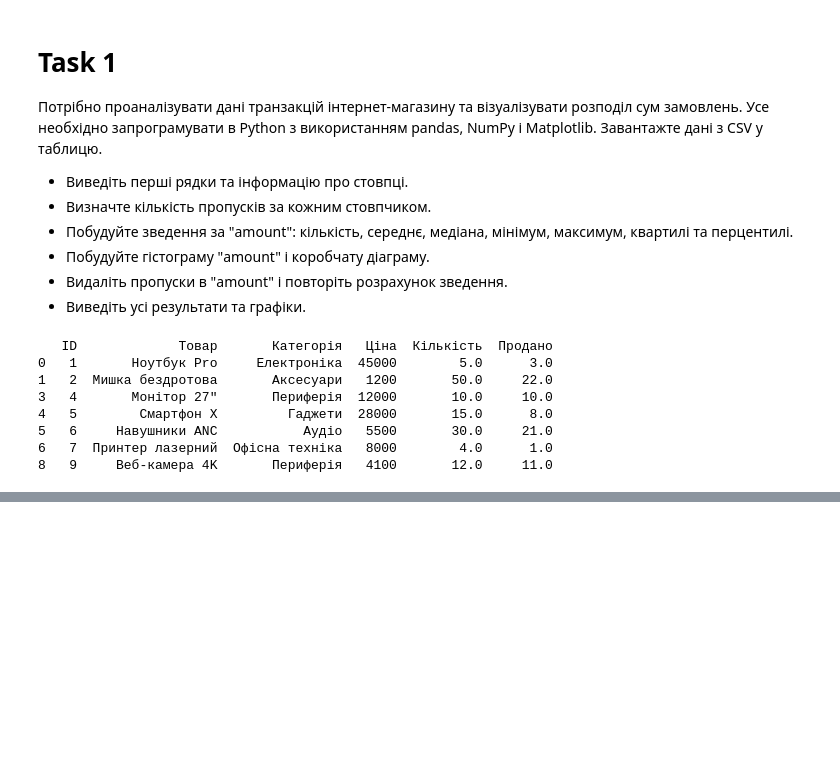
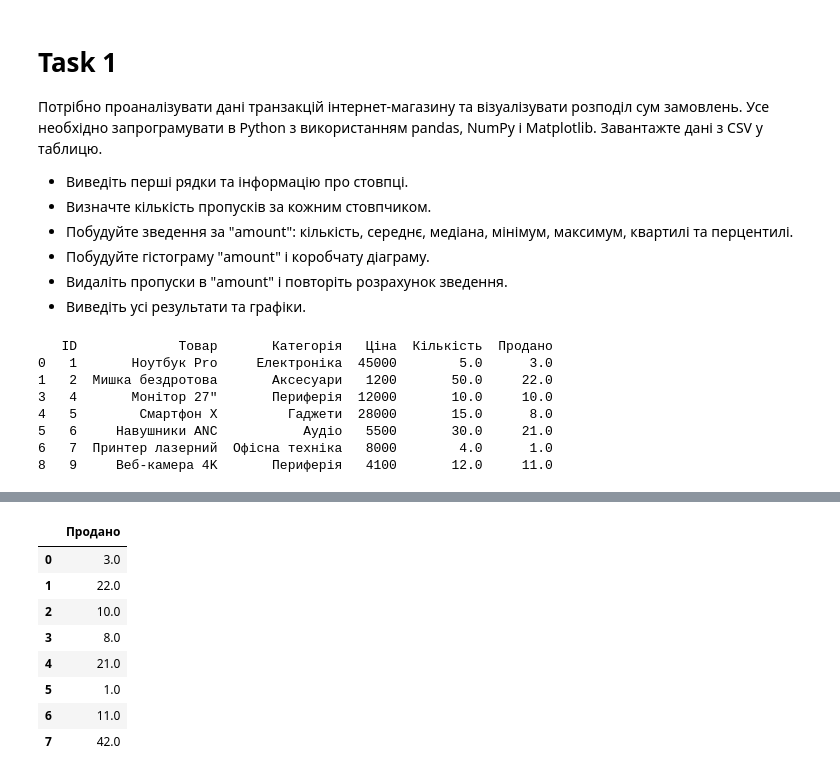
Before and after one commit to GolotsvanNikita/AI-Data-Science, a Jupyter notebook: works/work5.ipynb, the cells around one changed output, grey strips where cells are left out. Saved outputs shown, nothing was run; the diff lists cells and outputs as text; code cells hidden in the pictures; blank space fills up the shorter version.

```diff
--- a/works/work5.ipynb
+++ b/works/work5.ipynb
@@ -101,0 +98,12 @@ Name: Продано, dtype: float64
+# %%
+data
+# %% [output]
+|  | Продано |
+| 0 | 3.0 |
+| 1 | 22.0 |
+| 2 | 10.0 |
+| 3 | 8.0 |
+| 4 | 21.0 |
+| 5 | 1.0 |
+| 6 | 11.0 |
+| 7 | 42.0 |
```
Also changed, not shown: parts of 10 cells of this notebook.
